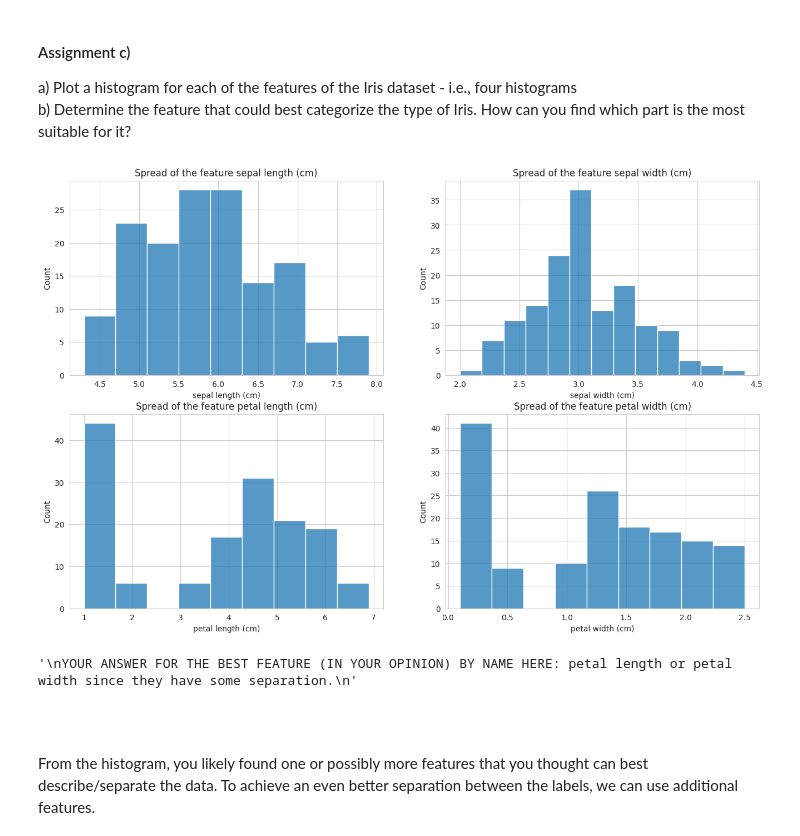
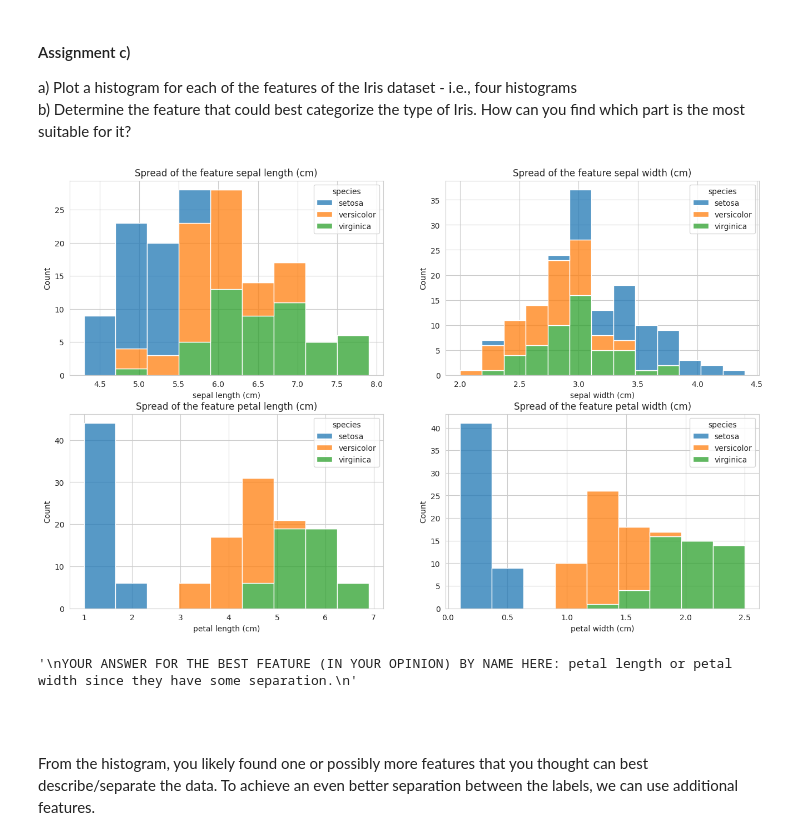
Before and after one commit to efreham1/ml-1dl034-public-assignments, a Jupyter notebook: Assignments/Practical/PracticalNotebook3.ipynb, the cells around one changed output. Cells and saved outputs as stored; diff of their text form; code cells hidden in the pictures.

```diff
--- a/Assignments/Practical/PracticalNotebook3.ipynb
+++ b/Assignments/Practical/PracticalNotebook3.ipynb
@@ -290,26 +290,26 @@ b) Determine the feature that could best categorize the type of Iris. How can yo
 # %%
 import matplotlib.pyplot as plt
 import seaborn as sns
 import pandas as pd
 iris_target_names = ["Setosa", "Versicolor", "Virginica"]
 
 df = pd.DataFrame(iris.data, columns=iris_features)
-df['species'] = iris.target
+df['species'] = pd.Categorical.from_codes(iris.target, iris.target_names)
 
 plt.figure(figsize=(16, 10))
 
 for i, feature in enumerate(iris_features):
     plt.subplot(2, 2, i+1)
-    sns.histplot(df[feature])
+    sns.histplot(df, x=feature, hue="species", multiple='stack')
     plt.title(f"Spread of the feature {feature}")
 
 plt.show()
 
 """
 YOUR ANSWER FOR THE BEST FEATURE (IN YOUR OPINION) BY NAME HERE: petal length or petal width since they have some separation.
 """
 # %% [output]
-[figure, old version]
+[figure, new version]
 '\nYOUR ANSWER FOR THE BEST FEATURE (IN YOUR OPINION) BY NAME HERE: petal length or petal width since they have some separation.\n'
 # %% [markdown]
 <br/>
```
Also changed, not shown: parts of 4 cells of this notebook, 4 other files.
